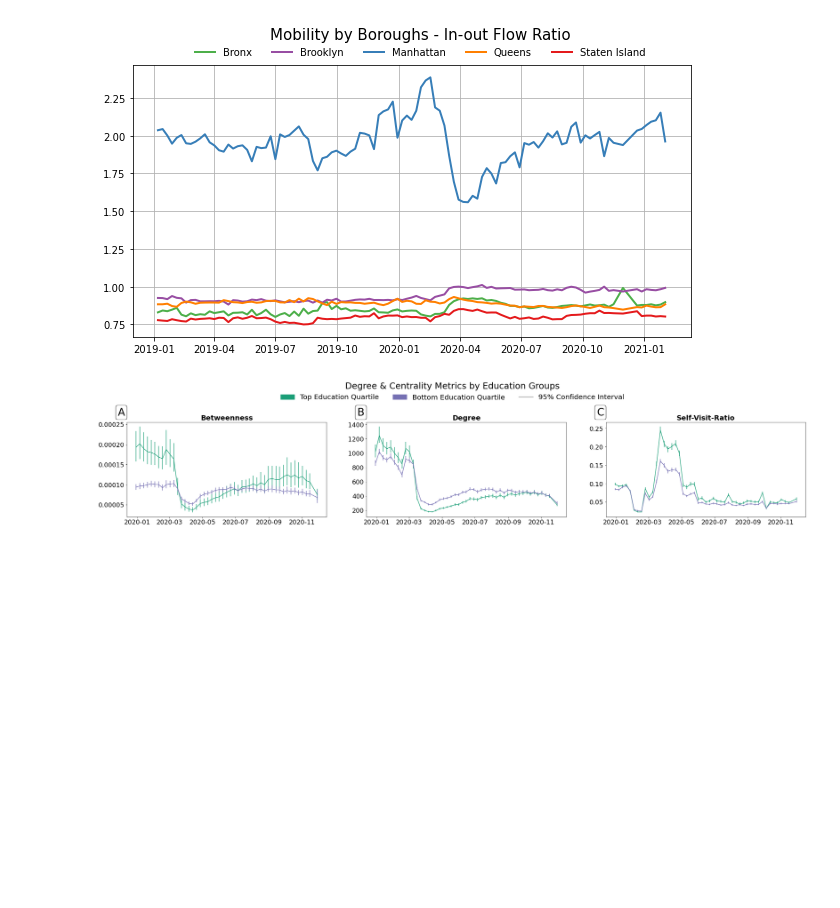
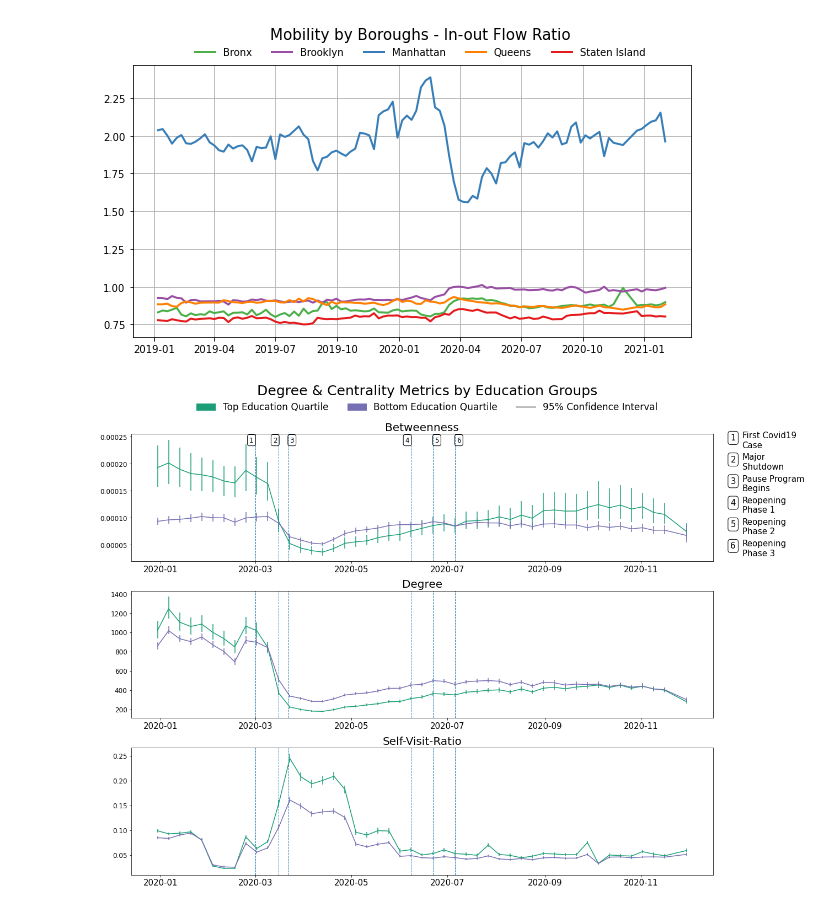
Before and after one commit to hasanalpboz/safegraph-covid19-mobility, a Jupyter notebook: scripts/notebooks/mobility-change.ipynb, the cells around one changed output. Drawn from its saved outputs; the diff is of its cells as text; code cells hidden in the pictures; blank space fills up the shorter version.

```diff
--- a/scripts/notebooks/mobility-change.ipynb
+++ b/scripts/notebooks/mobility-change.ipynb
@@ -199,13 +199,6 @@ attrs = ['education']
 atutil_datasetsame = ['Education']
 quarts = ['Bottom', 'Top']
 fdate = datetime(2020, 12, 1)
-
-# cent_metrics = [
-#         ('Betweenness', ig.Graph.betweenness, {'cutoff': 3, 'directed': True, 'weights': None}),
-#         #('Out-Degree', 'out', None),
-#         ('Total-Degree', 'out', None),
-#         ('Self-Visit-Ratio', 'self', None)
-#     ]
 
 cent_metrics = [
         ('Betweenness', ig.Graph.betweenness, {'cutoff': 3, 'directed': True, 'weights': None}),
@@ -214,7 +207,16 @@ cent_metrics = [
         ('Self-Visit-Ratio', 'self', None)
     ]
 
-fig, axes = plt.subplots(1, 3, figsize=(35, 5))
+timeline = [
+    ("2020-03-01", "First Covid19\nCase", 0.00024, "right", '1'),
+    ("2020-03-16", "Major\nShutdown", 0.00024, "right", '2'),
+    ("2020-03-22", "Pause Program\nBegins", 0.00024, "left", '3'),
+    ("2020-06-08", "Reopening\nPhase 1", 0.00024, "right", '4'),
+    ("2020-06-22", "Reopening\nPhase 2", 0.00024, "left", '5'),
+    ("2020-07-06", "Reopening\nPhase 3", 0.00024, "left", '6'),
+]
+
+fig, axes = plt.subplots(3, 1, figsize=(18, 12))
 
 for ind, (cent_metric_name, metric, params) in enumerate(cent_metrics):
     ax = axes[ind]
@@ -225,42 +227,58 @@ for ind, (cent_metric_name, metric, params) in enumerate(cent_metrics):
     top_values = selr['education-Top'].values
     top_values_upper = selr['education-Top-lower'].values
     top_values_lower = selr['education-Top-upper'].values
 
     ax.errorbar(xdate, top_values, yerr=[top_values - top_values_lower, top_values_upper - top_values], color=colors['top_color'])
     #ax.plot(xdate, top_values)
     #ax.fill_between(xdate, top_values_lower, top_values_upper, color=colors['top_color'], alpha=0.5)
 
     bottom_values = selr['education-Bottom'].values
     bottom_values_upper = selr['education-Bottom-lower'].values
     bottom_values_lower = selr['education-Bottom-upper'].values
 
     ax.errorbar(xdate, bottom_values, yerr=[bottom_values - bottom_values_lower, bottom_values_upper - bottom_values], color=colors['bottom_color'])
     #ax.fill_between(xdate, bottom_values_lower, bottom_values_upper, color=colors['bottom_color'], alpha=0.5)
 
     ax.set_xlabel(None)
     plt.setp(ax.xaxis.get_majorticklabels(), ha='center')
-    ax.xaxis.set_tick_params(labelsize=18)
-    ax.yaxis.set_tick_params(labelsize=18)
-    #ax.grid(color='grey')
+    ax.xaxis.set_tick_params(labelsize=15)
+    ax.yaxis.set_tick_params(labelsize=12)
+    #ax.grid(color='grey', alpha=0.3)
+
+    for tindex, (d, s, h, r, n) in enumerate(timeline):
+        ax.axvline(datetime.strptime(d, '%Y-%m-%d'), linestyle='--', linewidth=1)
+        dt = 1
+        if r == 'left':
+            dt = -1
+
+        if ind == 0:
+            ax.text(datetime.strptime(d, "%Y-%m-%d") - timedelta(days=dt), h, n, {"fontsize": 12},
+                    horizontalalignment=r, bbox=dict(edgecolor='black', fill=False, boxstyle='round'))
+            ax.annotate(n, xy=(1.03, 0.95 - tindex * 0.17), fontsize=15, xycoords='axes fraction', bbox=dict(edgecolor='black', fill=False, boxstyle='round'))
+            ax.annotate(s, xy=(1.05, 0.95 - tindex * 0.17), fontsize=15, xycoords='axes fraction', verticalalignment='center')
+
     if cent_metric_name == 'Total-Degree':
-        ax.set_title('Degree', fontsize=20, weight='bold')
+        ax.set_title('Degree', fontsize=20)#, weight='bold')
     else:
-        ax.set_title(cent_metric_name, fontsize=20, weight='bold')
-    ax.annotate(chr(ord('A') + ind), xy=(-0.01, 1.05), xycoords='axes fraction', bbox=dict(boxstyle="round,pad=0.2", fc="#ffffff", ec="#000000", lw=1),
-                fontsize=30, horizontalalignment='right', verticalalignment='bottom')
+        ax.set_title(cent_metric_name, fontsize=20)#, weight='bold')
+
+#     ax.annotate(chr(ord('A') + ind), xy=(-0.01, 1.05), xycoords='axes fraction', bbox=dict(boxstyle="round,pad=0.2", fc="#ffffff", ec="#000000", lw=1),
+#                 fontsize=30, horizontalalignment='right', verticalalignment='bottom')
 
 top_patch = mpatches.Patch(color=colors['top_color'])
 bottom_patch = mpatches.Patch(color=colors['bottom_color'])
 ci_line = Line2D([0], [0], color='#bdbdbd', linewidth=3, linestyle='-')
 
 fig.legend([top_patch, bottom_patch, ci_line],
             ['Top Education Quartile',
              'Bottom Education Quartile',
              '95% Confidence Interval'],
-            bbox_to_anchor=(0.70, 1.25), ncol=3, title='Degree & Centrality Metrics by Education Groups', edgecolor='white', fontsize=20, title_fontsize=25)
+            bbox_to_anchor=(0.80, 1.085), ncol=3, title='Degree & Centrality Metrics by Education Groups', edgecolor='white', fontsize=17, title_fontsize=25)
+
+plt.tight_layout()
 fig.savefig(join(FIG_SAVE_DIR, 'education-degree-change-msa-ONLY-NYC.pdf'), dpi=150, bbox_inches='tight')
 # %% [output]
-[figure, old version]
+[figure, new version]
 # %%
 res = pd.read_csv(join(pwd, util_datasets, 'change.csv'))
 res.date = pd.to_datetime(res.date)
```
Also changed, not shown: parts of 1 cell of this notebook, 4 other files.
